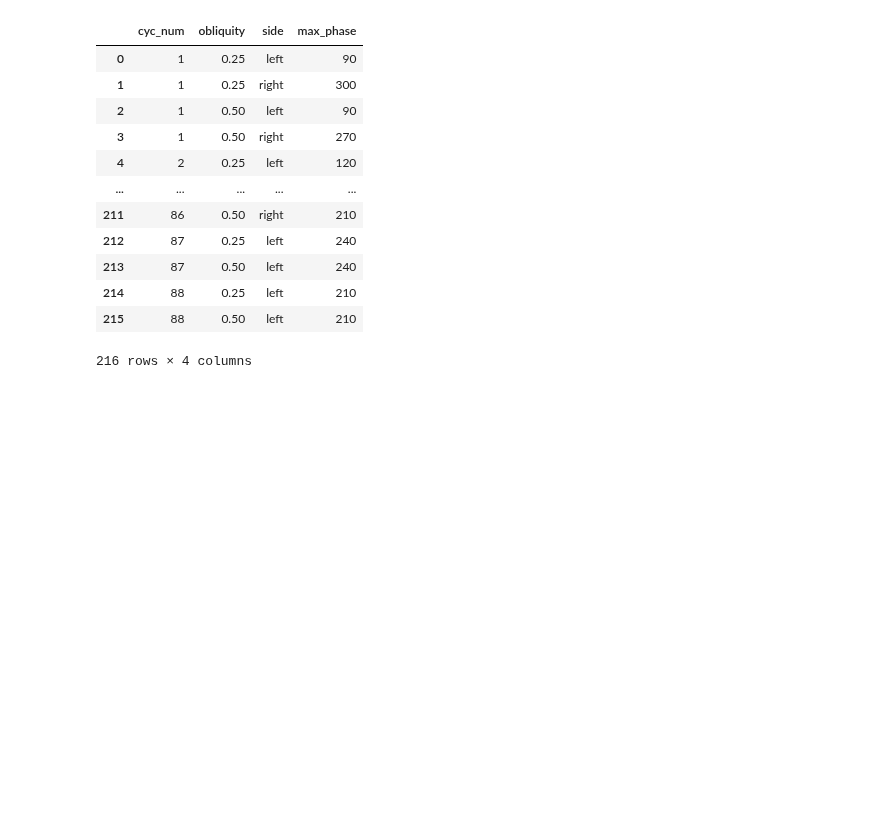
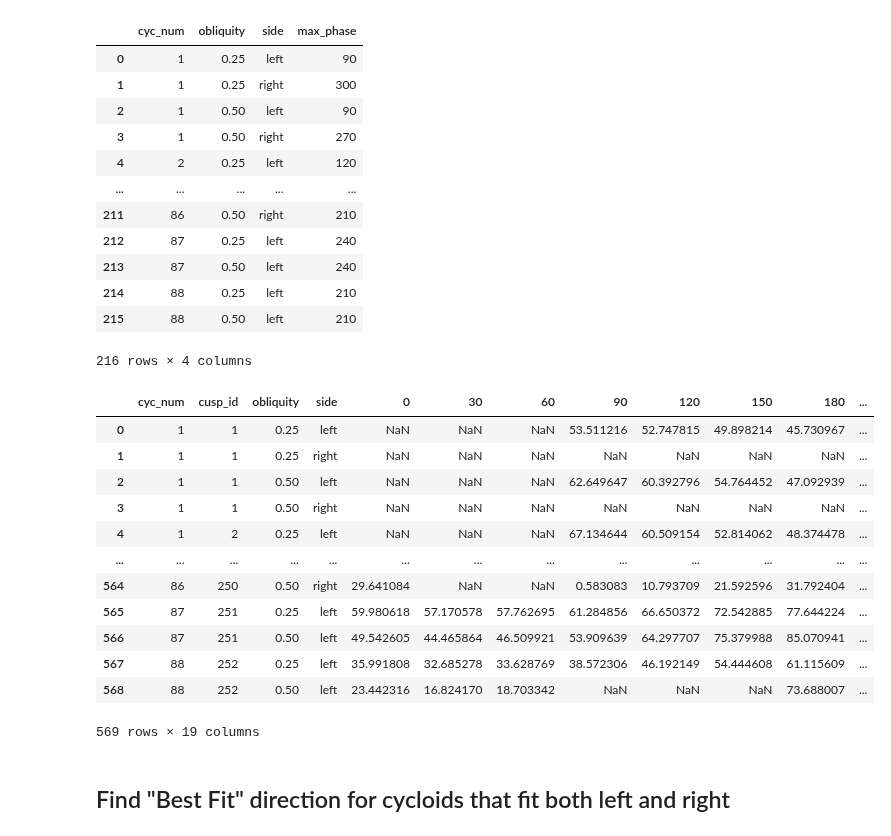
Before and after one commit to ssajous/europa-cycloids, a Jupyter notebook: src/Analyze Cusps.ipynb, the cells around one changed output. Saved outputs shown, nothing was run; the diff lists cells and outputs as text; code cells hidden in the pictures; blank space fills up the shorter version.

Commit message:
added best fit choice

```diff
--- a/src/Analyze Cusps.ipynb
+++ b/src/Analyze Cusps.ipynb
@@ -302,3 +302,21 @@ merged['cusp_max_phase'] = merged[phases].idxmax(axis=1)
 # merged[(merged.cyc_num == 13) & (merged.obliquity == 0.25)]
 # %%
 merged.to_csv('./output/leftRight/pivotedSPDstress.csv.gz', index=False, compression='gzip')
+# %%
+merged
+# %% [output]
+|  | cyc_num | cusp_id | obliquity | side | 0 | 30 | 60 | 90 | 120 | 150 | 180 | ... |
+| 0 | 1 | 1 | 0.25 | left | NaN | NaN | NaN | 53.511216 | 52.747815 | 49.898214 | 45.730967 | ... |
+| 1 | 1 | 1 | 0.25 | right | NaN | NaN | NaN | NaN | NaN | NaN | NaN | ... |
+| 2 | 1 | 1 | 0.50 | left | NaN | NaN | NaN | 62.649647 | 60.392796 | 54.764452 | 47.092939 | ... |
+| 3 | 1 | 1 | 0.50 | right | NaN | NaN | NaN | NaN | NaN | NaN | NaN | ... |
+| 4 | 1 | 2 | 0.25 | left | NaN | NaN | NaN | 67.134644 | 60.509154 | 52.814062 | 48.374478 | ... |
+| ... | ... | ... | ... | ... | ... | ... | ... | ... | ... | ... | ... | ... |
+| 564 | 86 | 250 | 0.50 | right | 29.641084 | NaN | NaN | 0.583083 | 10.793709 | 21.592596 | 31.792404 | ... |
+| 565 | 87 | 251 | 0.25 | left | 59.980618 | 57.170578 | 57.762695 | 61.284856 | 66.650372 | 72.542885 | 77.644224 | ... |
+| 566 | 87 | 251 | 0.50 | left | 49.542605 | 44.465864 | 46.509921 | 53.909639 | 64.297707 | 75.379988 | 85.070941 | ... |
+| 567 | 88 | 252 | 0.25 | left | 35.991808 | 32.685278 | 33.628769 | 38.572306 | 46.192149 | 54.444608 | 61.115609 | ... |
+| 568 | 88 | 252 | 0.50 | left | 23.442316 | 16.824170 | 18.703342 | NaN | NaN | NaN | 73.688007 | ... |
+569 rows × 19 columns
+# %% [markdown]
+## Find "Best Fit" direction for cycloids that fit both left and right
```
Also changed, not shown: parts of 7 cells of this notebook.
